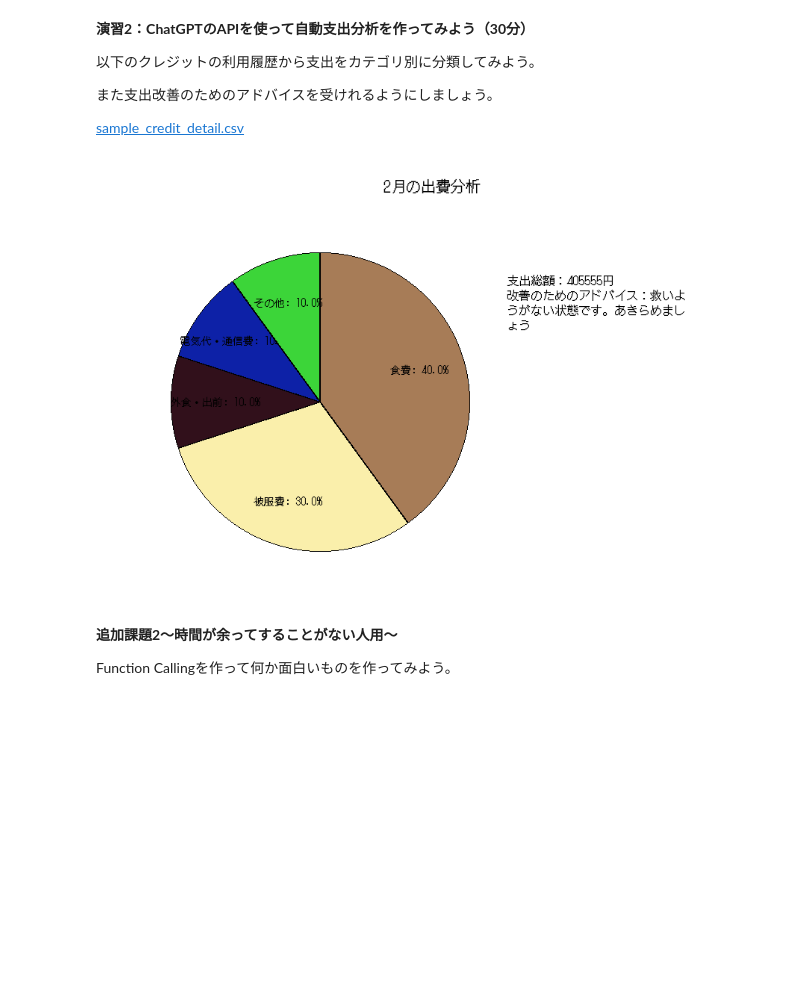
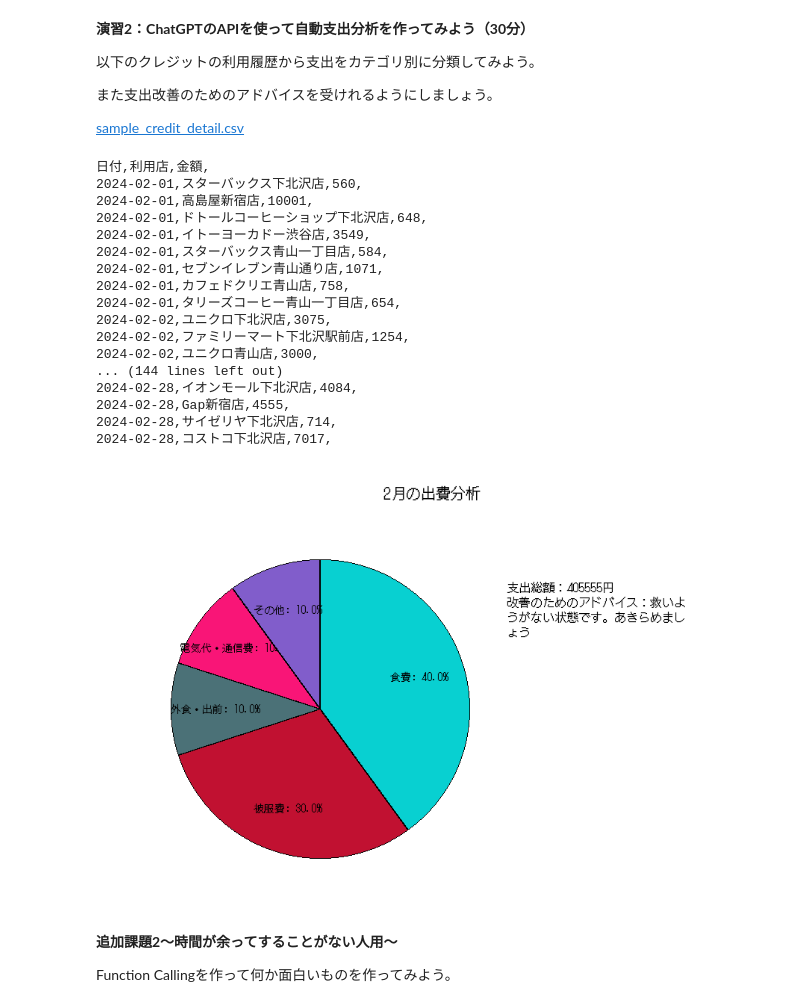
Before and after one commit to study-basic/openai-tutorial, a Jupyter notebook: 02_parse_data.ipynb, the cells around one changed output. Cells and saved outputs as stored; diff of their text form; code cells hidden in the pictures; blank space fills up the shorter version.

```diff
--- a/02_parse_data.ipynb
+++ b/02_parse_data.ipynb
@@ -298,17 +297,42 @@ display(IPImage(filename=output_path))
 [sample_credit_detail.csv](https://github.com/study-basic/openai-tutorial/blob/79e3d1ab45d537a61a8dc1434671992b06793e1e/sample_credit_detail.csv)
 # %%
 from IPython.display import Image as IPImage, display
+# CSVをダウンロードしてワークスペース内に展開する。
+download_file("https://raw.githubusercontent.com/study-basic/openai-tutorial/refs/heads/main/sample_credit_detail.csv", "sample_credit_detail.csv")
+with open("sample_credit_detail.csv") as f:
+    csv_text = f.read()
+# この読み込んだCSVは文字列型です。以下のようにすると中身を確認できます。
+# このCSVをChatGpt APIの入力に入れてみよう
+# print(csv_text)
+
 # ヒント：syuppi_category_list、amount、adviceをFunction Callingで生成してみましょう
 
 syuppi_category_list = [{"name":"食費","ratio":0.4},{"name":"被服費","ratio":0.3},{"name":"外食・出前","ratio":0.1},{"name":"電気代・通信費","ratio":0.1},{"name":"その他","ratio":0.1}]
 
 output_path="syuppi.png"
 amount=405555
 advice="救いようがない状態です。あきらめましょう"
 create_pie_chart_pil(syuppi_category_list,"2月の出費分析",output_path,feature_text=f"支出総額：{amount}円　　　改善のためのアドバイス：{advice}")
 display(IPImage(filename=output_path))
 # %% [output]
+日付,利用店,金額,
+2024-02-01,スターバックス下北沢店,560,
+2024-02-01,高島屋新宿店,10001,
+2024-02-01,ドトールコーヒーショップ下北沢店,648,
+2024-02-01,イトーヨーカドー渋谷店,3549,
+2024-02-01,スターバックス青山一丁目店,584,
+2024-02-01,セブンイレブン青山通り店,1071,
+2024-02-01,カフェドクリエ青山店,758,
+2024-02-01,タリーズコーヒー青山一丁目店,654,
+2024-02-02,ユニクロ下北沢店,3075,
+2024-02-02,ファミリーマート下北沢駅前店,1254,
+2024-02-02,ユニクロ青山店,3000,
+... (144 lines left out)
+2024-02-28,イオンモール下北沢店,4084,
+2024-02-28,Gap新宿店,4555,
+2024-02-28,サイゼリヤ下北沢店,714,
+2024-02-28,コストコ下北沢店,7017,
-[figure, old version]
+[figure, new version]
 # %% [markdown]
 **追加課題2〜時間が余ってすることがない人用〜**
 
```
Also changed, not shown: parts of 1 cell of this notebook.
